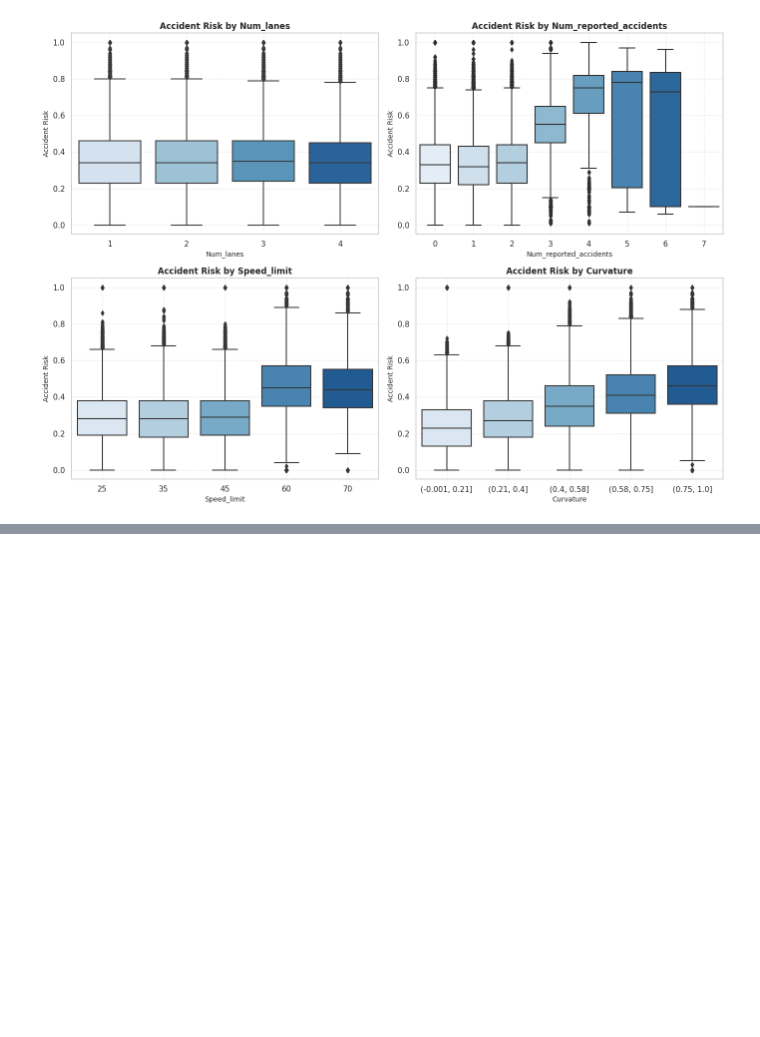
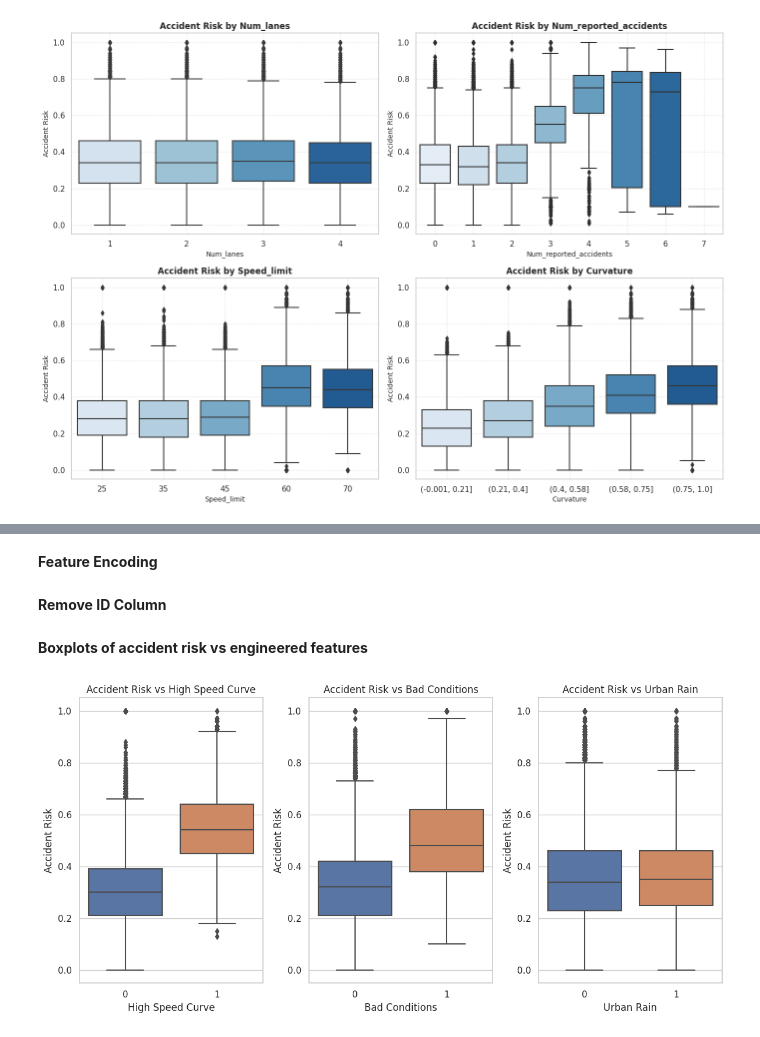
Before and after one commit to assil-barhoumi/accident-risk-prediction, a Jupyter notebook: accident_risk_prediction.ipynb, the cells around one changed output, grey strips where cells are left out. Drawn from its saved outputs; the diff is of its cells as text; code cells hidden in the pictures; blank space fills up the shorter version.

```diff
--- a/accident_risk_prediction.ipynb
+++ b/accident_risk_prediction.ipynb
@@ -183,0 +237,6 @@ plt.show()
+# %%
+best_weights = np.array([0.999, 0.622, 0.305, 0.611, 0.317])
+normalized_weights = np.round(best_weights / 3, 1)
+
+for name, w in zip(['curvature','lighting','weather','speed_limit','num_reported_accidents'], normalized_weights):
+    print(f"{name}: {w}")
@@ -183,0 +263,44 @@ plt.show()
+# %% [markdown]
+**Feature Encoding**
+# %%
+categorical_cols = ['weather','road_type','time_of_day']
+train = pd.get_dummies(train, columns=categorical_cols, drop_first=False)
+test = pd.get_dummies(test, columns=categorical_cols, drop_first=False)
+
+lighting_mapping = {'daylight': 0, 'dim': 0, 'night': 1}
+train['lighting_encoded'] = train['lighting'].map(lighting_mapping)
+test['lighting_encoded'] = test['lighting'].map(lighting_mapping)
+
+binary_cols = ['holiday','school_season','road_signs_present','public_road']
+for col in binary_cols:
+    train[col] = train[col].astype(int)
+    test[col] = test[col].astype(int)
+# %% [markdown]
+**Remove ID Column**
+# %%
+test_ids = test['id']
+
+train = train.drop(columns=['id'])
+test = test.drop(columns=['id'])
+# %% [markdown]
+**Boxplots of accident risk vs engineered features**
+# %%
+binary_features = {
+    'High Speed Curve': (train['speed_limit'] >= 60) & (train['curvature'] > 0.5),
+    'Bad Conditions': ((train.get('weather_rainy',0) == 1) | (train.get('weather_foggy',0) == 1)) & (train['lighting_encoded'] == 1),
+    'Urban Rain': (train.filter(like='road_type_urban').max(axis=1) == 1) & (train.get('weather_rainy',0) == 1),
+}
+
+plt.figure(figsize=(12,6))
+
+for i, (name, feature) in enumerate(binary_features.items(), 1):
+    plt.subplot(1, 3, i)
+    sns.boxplot(x=feature.astype(int), y=train['accident_risk'])
+    plt.title(f"Accident Risk vs {name}")
+    plt.xlabel(name)
+    plt.ylabel("Accident Risk")
+
+plt.tight_layout()
+plt.show()
+# %% [output]
+[figure, added]
```
Also changed, not shown: parts of 14 cells of this notebook.
